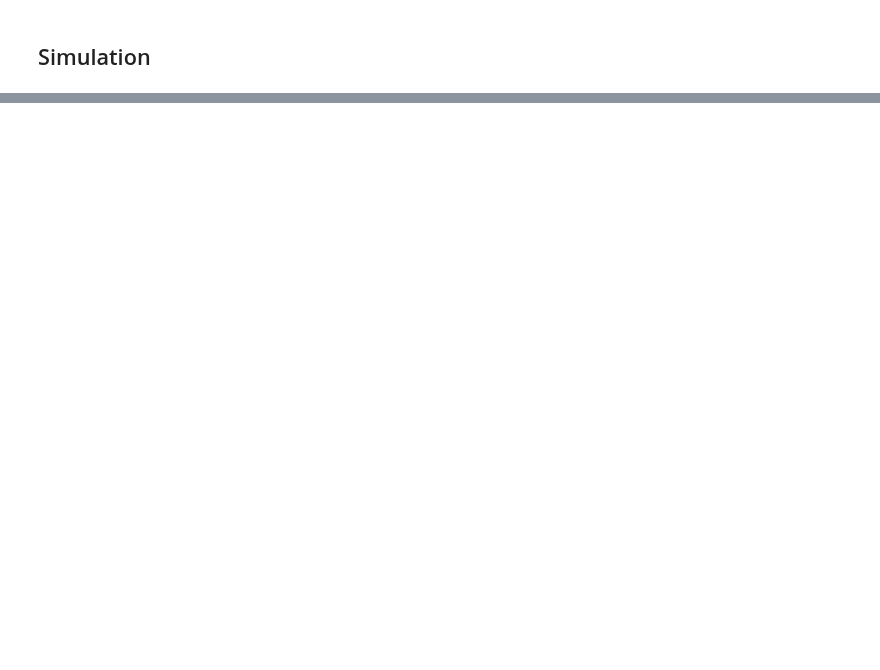
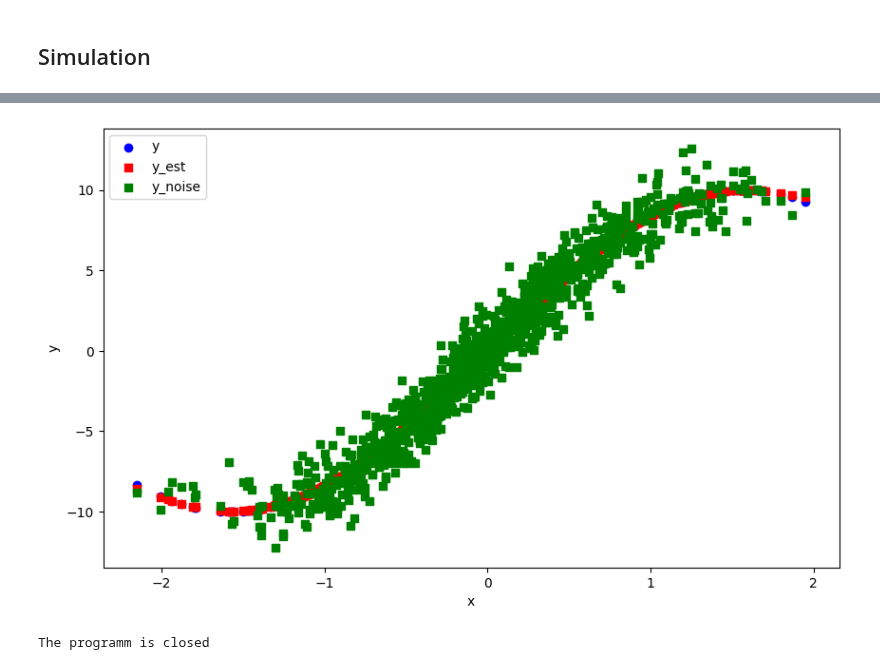
Before and after one commit to yurou-liang/ADMG, a Jupyter notebook: src/DagmaDCE/Test.ipynb, the cells around one changed output, grey strips where cells are left out. Saved outputs shown, nothing was run; the diff lists cells and outputs as text; code cells hidden in the pictures; blank space fills up the shorter version.

```diff
--- a/src/DagmaDCE/Test.ipynb
+++ b/src/DagmaDCE/Test.ipynb
@@ -231,0 +255,25 @@ The programm is closed
+# %%
+eq_model = nonlinear.DagmaMLP(
+    dims=[d, 10, 1], bias=True, dtype=torch.double)
+model = nonlinear.DagmaNonlinear(
+    eq_model, dtype=torch.double, use_mse_loss=True)
+
+W_est_dagma = model.fit(X, lambda1=2e-2, lambda2=0.005,
+                        T=1, lr=2e-4, w_threshold=0.3, mu_init=0.1, warm_iter=70000, max_iter=80000)
+
+# Use DAGMA weights as initial weights for DAGMA-DCE
+fc1_weight = eq_model.fc1.weight
+fc1_bias = eq_model.fc1.bias
+fc2_weight = eq_model.fc2[0].weight
+fc2_bias = eq_model.fc2[0].bias
+
+eq_model = nonlinear_dce.DagmaMLP_DCE(
+    dims=[d, 10, 1], bias=True)
+model = nonlinear_dce.DagmaDCE(eq_model, use_mle_loss=True)
+eq_model.fc1.weight = fc1_weight
+eq_model.fc1.bias = fc1_bias
+eq_model.fc2[0].weight = fc2_weight
+eq_model.fc2[0].bias = fc2_bias
+
+W_est_dce_no_thresh, W2, x_est = model.fit(X, lambda1=3.5e-2, lambda2=5e-3,
+                                lr=2e-4, mu_factor=0.1, mu_init=1, T=4, warm_iter=7000, max_iter=8000)
@@ -231,0 +342,13 @@ The programm is closed
+# %%
+plt.figure(figsize=(10, 6))  # Optional: specifies the figure size
+plt.scatter(X.detach().numpy()[:, 0], X.detach().numpy()[:, 1], label='y', color='blue', marker='o')  # Plot x vs. y1
+plt.scatter(X.detach().numpy()[:, 0], x_est.detach().numpy()[:, 1], label='y_est', color='red', marker='s')
+plt.scatter(X.detach().numpy()[:, 0], X_true.detach().numpy()[:, 1], label='y_noise', color='green', marker='s')
+plt.xlabel('x')
+plt.ylabel('y')
+plt.legend()
+plt.show()
+print("The programm is closed")
+# %% [output]
+[figure, added]
+The programm is closed
```
Also changed, not shown: parts of 22 cells of this notebook, 2 other files.
